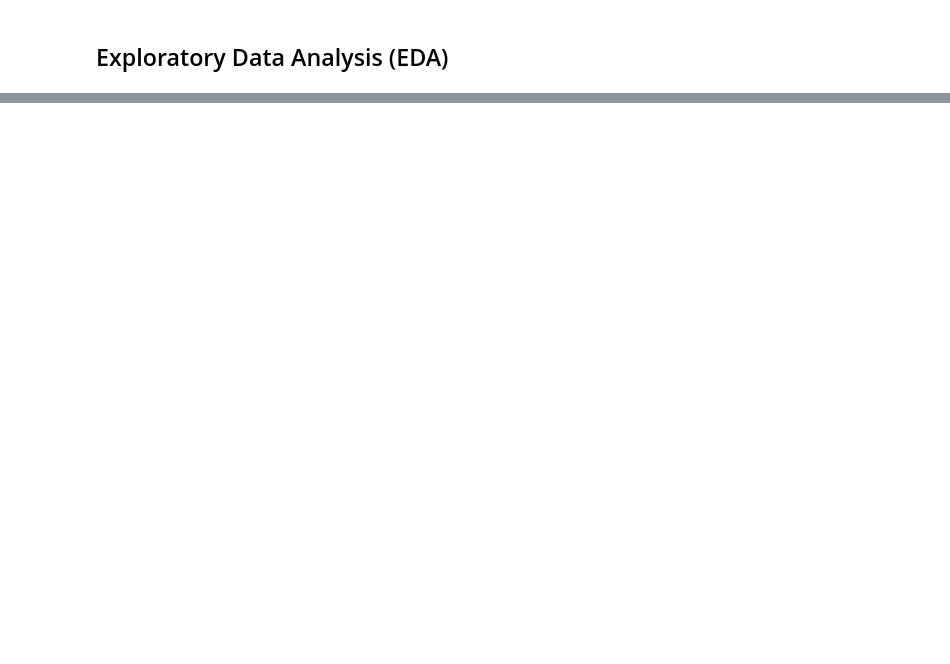
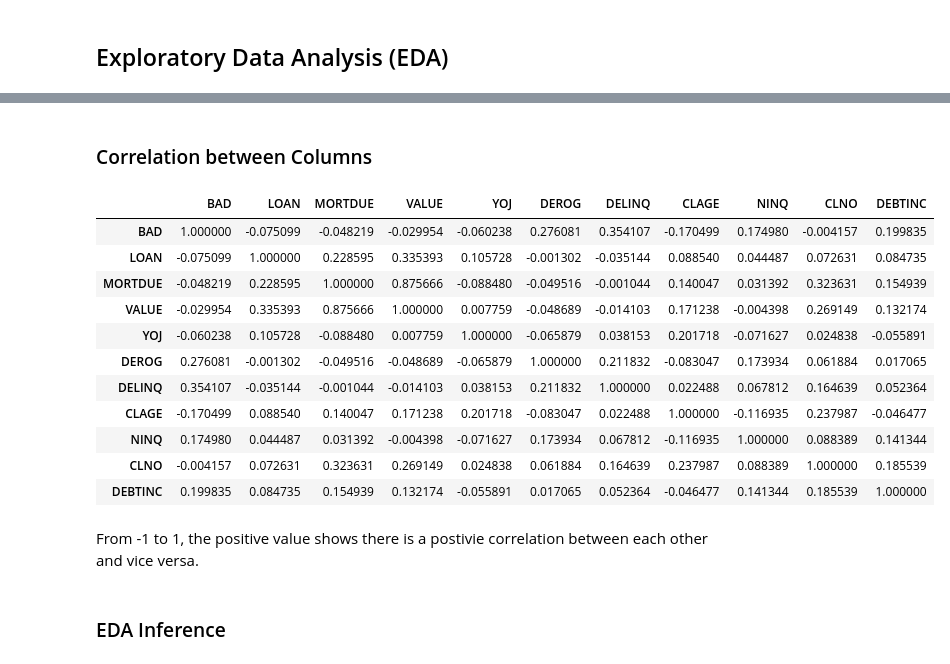
Before and after one commit to edmundhong/credit-scoring, a Jupyter notebook: credit-scoring.ipynb, the cells around one changed output, grey strips where cells are left out. Cells and saved outputs as stored; diff of their text form; code cells hidden in the pictures; blank space fills up the shorter version.

```diff
--- a/credit-scoring.ipynb
+++ b/credit-scoring.ipynb
@@ -81,0 +239,21 @@ Based on the count, all of the columns have relatively lesser null values(<50%).
+# %% [markdown]
+### Correlation between Columns
+# %%
+df.corr()
+# %% [output]
+|  | BAD | LOAN | MORTDUE | VALUE | YOJ | DEROG | DELINQ | CLAGE | NINQ | CLNO | DEBTINC |
+| BAD | 1.000000 | -0.075099 | -0.048219 | -0.029954 | -0.060238 | 0.276081 | 0.354107 | -0.170499 | 0.174980 | -0.004157 | 0.199835 |
+| LOAN | -0.075099 | 1.000000 | 0.228595 | 0.335393 | 0.105728 | -0.001302 | -0.035144 | 0.088540 | 0.044487 | 0.072631 | 0.084735 |
+| MORTDUE | -0.048219 | 0.228595 | 1.000000 | 0.875666 | -0.088480 | -0.049516 | -0.001044 | 0.140047 | 0.031392 | 0.323631 | 0.154939 |
+| VALUE | -0.029954 | 0.335393 | 0.875666 | 1.000000 | 0.007759 | -0.048689 | -0.014103 | 0.171238 | -0.004398 | 0.269149 | 0.132174 |
+| YOJ | -0.060238 | 0.105728 | -0.088480 | 0.007759 | 1.000000 | -0.065879 | 0.038153 | 0.201718 | -0.071627 | 0.024838 | -0.055891 |
+| DEROG | 0.276081 | -0.001302 | -0.049516 | -0.048689 | -0.065879 | 1.000000 | 0.211832 | -0.083047 | 0.173934 | 0.061884 | 0.017065 |
+| DELINQ | 0.354107 | -0.035144 | -0.001044 | -0.014103 | 0.038153 | 0.211832 | 1.000000 | 0.022488 | 0.067812 | 0.164639 | 0.052364 |
+| CLAGE | -0.170499 | 0.088540 | 0.140047 | 0.171238 | 0.201718 | -0.083047 | 0.022488 | 1.000000 | -0.116935 | 0.237987 | -0.046477 |
+| NINQ | 0.174980 | 0.044487 | 0.031392 | -0.004398 | -0.071627 | 0.173934 | 0.067812 | -0.116935 | 1.000000 | 0.088389 | 0.141344 |
+| CLNO | -0.004157 | 0.072631 | 0.323631 | 0.269149 | 0.024838 | 0.061884 | 0.164639 | 0.237987 | 0.088389 | 1.000000 | 0.185539 |
+| DEBTINC | 0.199835 | 0.084735 | 0.154939 | 0.132174 | -0.055891 | 0.017065 | 0.052364 | -0.046477 | 0.141344 | 0.185539 | 1.000000 |
+# %% [markdown]
+From -1 to 1, the positive value shows there is a postivie correlation between each other and vice versa.
+# %% [markdown]
+### EDA Inference
```
Also changed, not shown: parts of 53 cells of this notebook.
